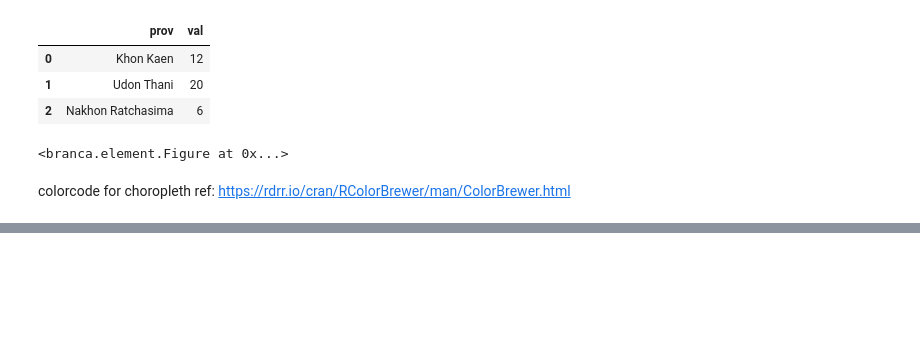
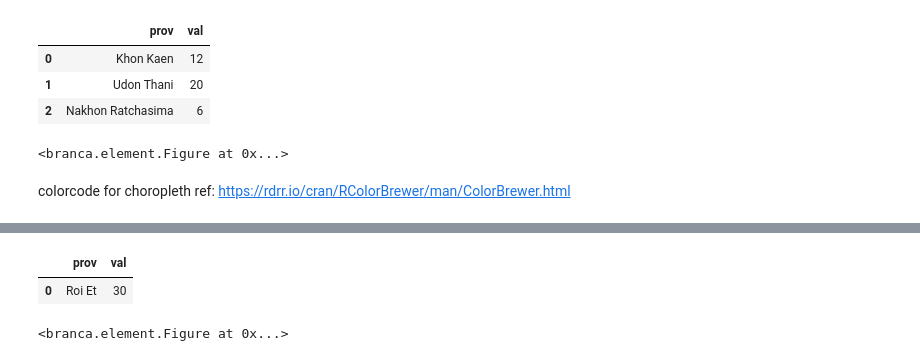
Before and after one commit to JirawatTa/python_dataviz2023, a Jupyter notebook: Visualize_Map.ipynb, the cells around one changed output, grey strips where cells are left out. Saved outputs shown, nothing was run; the diff lists cells and outputs as text; code cells hidden in the pictures; blank space fills up the shorter version.

```diff
--- a/Visualize_Map.ipynb
+++ b/Visualize_Map.ipynb
@@ -200,0 +204,27 @@ colorcode for choropleth ref: https://rdrr.io/cran/RColorBrewer/man/ColorBrewer.
+# %%
+data = [{'prov':'Roi Et','val':30},
+]
+pddf = pd.DataFrame(data)
+pddf
+# %% [output]
+|  | prov | val |
+| 0 | Roi Et | 30 |
+# %%
+fig2=Figure(width=550,height=350)
+map=folium.Map(location=[13.5000, 100.9925],zoom_start=4.5)
+
+## วาด geographical data ลงบนแผนที่
+map.choropleth(
+    geo_data=th_geojson,
+    data=pddf,
+    columns=['prov', 'val'],
+    key_on='feature.properties.name',
+    fill_color='Greens',
+    fill_opacity=0.6,
+    line_opacity=1,
+    legend_name='ความหนาแน่นของประชากร',
+    smooth_factor=0)
+
+fig2.add_child(map)
+# %% [output]
+<branca.element.Figure at 0x...>
```
Also changed, not shown: parts of 4 cells of this notebook.
